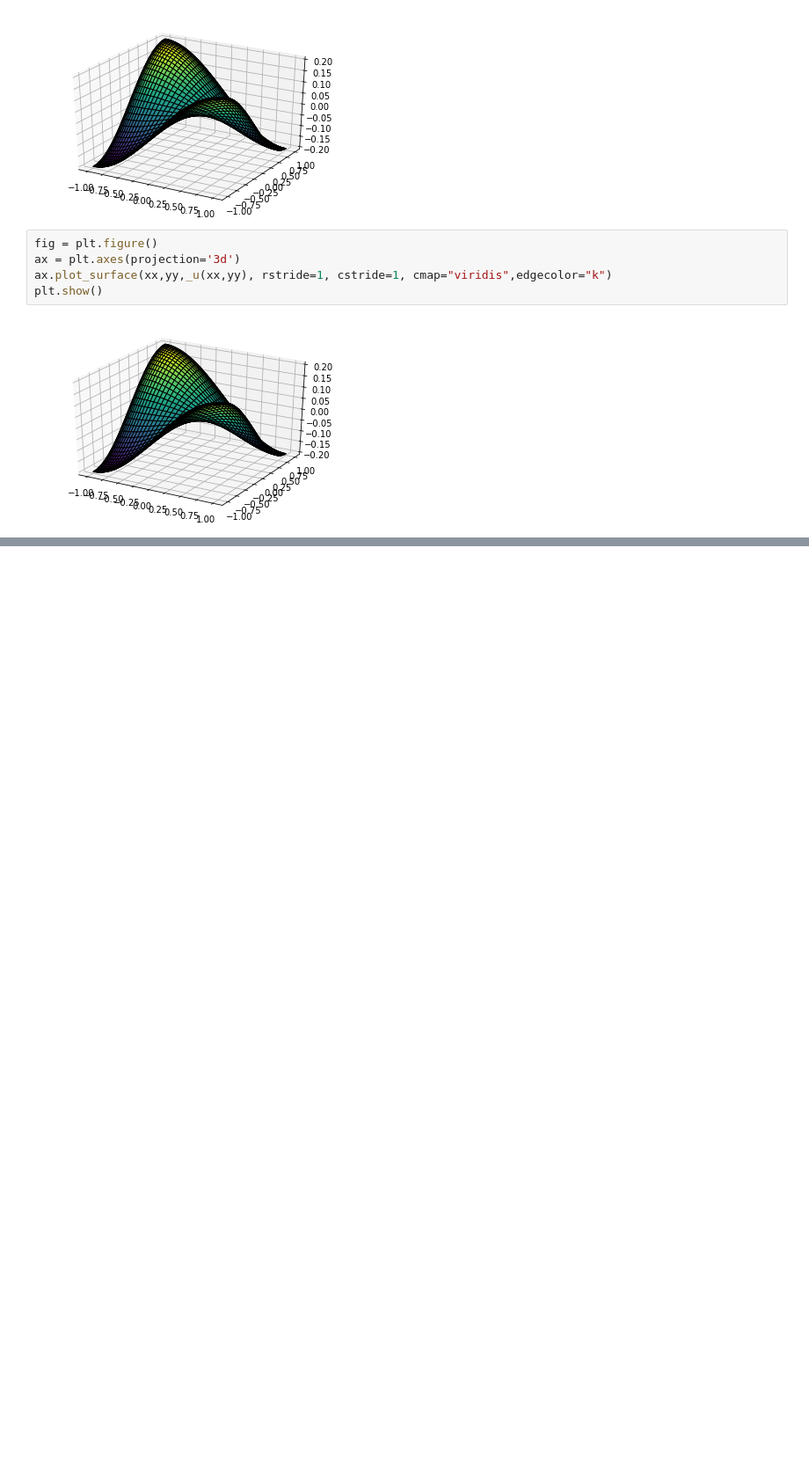
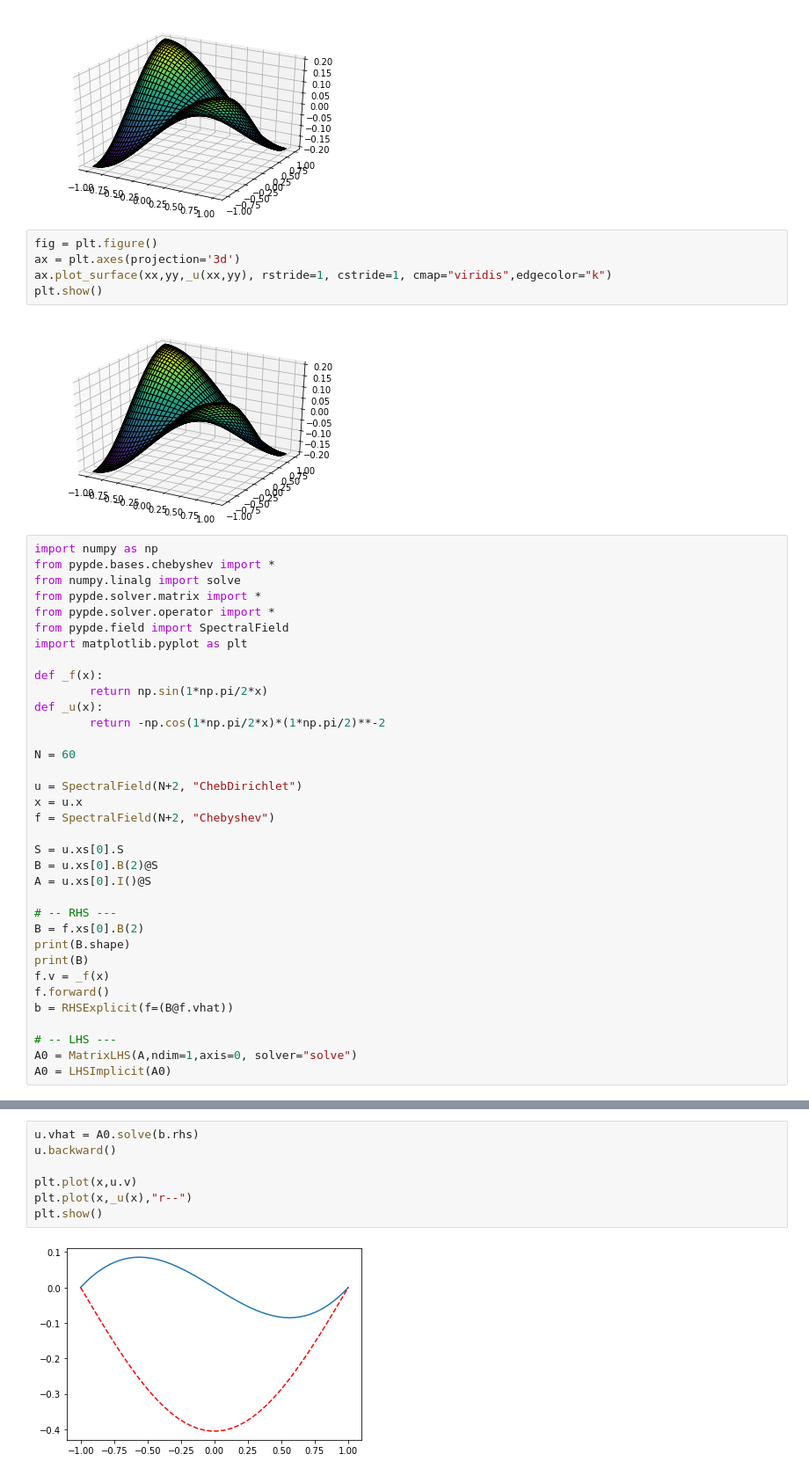
Before and after one commit to preiter93/pypde, a Jupyter notebook: Untitled.ipynb, the cells around one changed output, grey strips where cells are left out. Shown: that part at 88% size. Cells and saved outputs as stored; diff of their text form; blank space fills up the shorter version.

```diff
--- a/Untitled.ipynb
+++ b/Untitled.ipynb
@@ -225,3 +225,38 @@ ax.plot_surface(xx,yy,_u(xx,yy), rstride=1, cstride=1, cmap="viridis",edgecolor=
 plt.show()
 # %% [output]
 [figure]
+# %%
+import numpy as np
+from pypde.bases.chebyshev import *
+from numpy.linalg import solve
+from pypde.solver.matrix import *
+from pypde.solver.operator import *
+from pypde.field import SpectralField
+import matplotlib.pyplot as plt
+
+def _f(x):
+        return np.sin(1*np.pi/2*x)
+def _u(x):
+        return -np.cos(1*np.pi/2*x)*(1*np.pi/2)**-2
+
+N = 60
+
+u = SpectralField(N+2, "ChebDirichlet")
+x = u.x
+f = SpectralField(N+2, "Chebyshev")
+
+S = u.xs[0].S
+B = u.xs[0].B(2)@S
+A = u.xs[0].I()@S
+
+# -- RHS ---
+B = f.xs[0].B(2)
+print(B.shape)
+print(B)
+f.v = _f(x)
+f.forward()
+b = RHSExplicit(f=(B@f.vhat))
+
+# -- LHS ---
+A0 = MatrixLHS(A,ndim=1,axis=0, solver="solve")
+A0 = LHSImplicit(A0)
@@ -227,0 +278,9 @@ plt.show()
+# %%
+u.vhat = A0.solve(b.rhs)
+u.backward()
+
+plt.plot(x,u.v)
+plt.plot(x,_u(x),"r--")
+plt.show()
+# %% [output]
+[figure, added]
```
Also changed, not shown: parts of 9 cells of this notebook, 8 other files.
